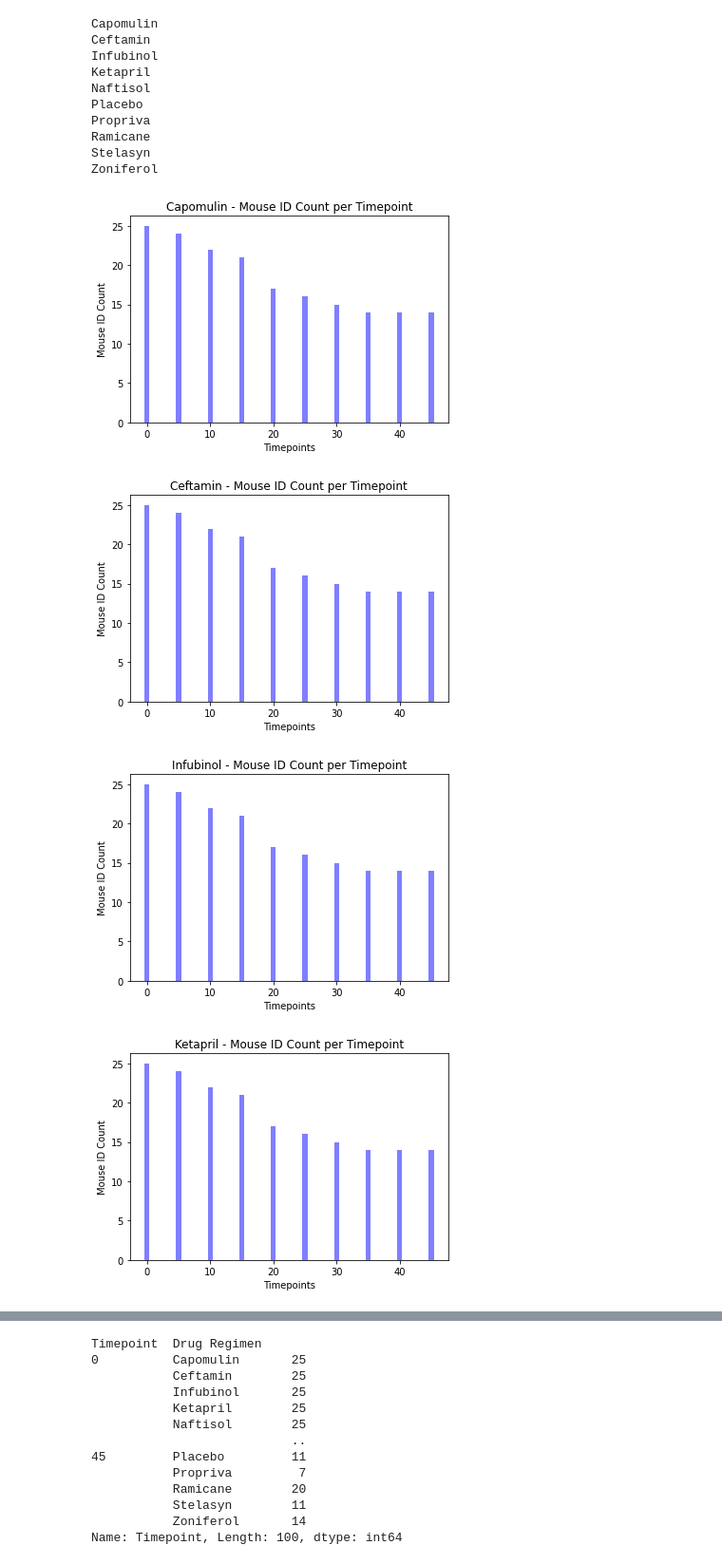
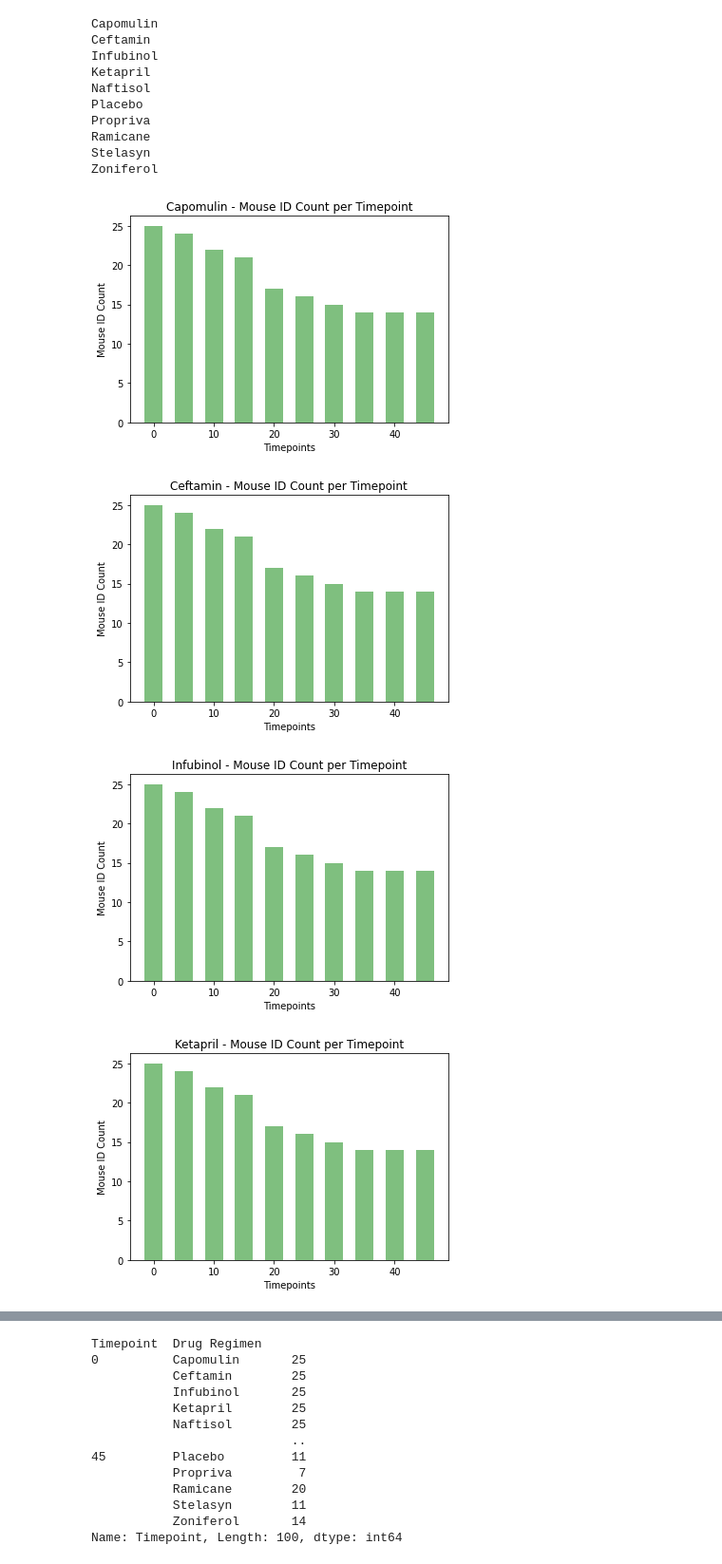
Before and after one commit to IrinaUX/MatPlotLib_hw, a Jupyter notebook: pymaceuticals_starter-Copy5_Statisctics.ipynb, the cells around one changed output, grey strips where cells are left out. Shown at 95% size. Drawn from its saved outputs; the diff is of its cells as text; code cells hidden in the pictures.

```diff
--- a/pymaceuticals_starter-Copy5_Statisctics.ipynb
+++ b/pymaceuticals_starter-Copy5_Statisctics.ipynb
@@ -156,7 +156,7 @@ for x in range(len(drug_list)):
     drug_list[x] = drug_list[x][["Mouse ID", "Timepoint"]]
     drug_list[x] = drug_list[x].groupby('Timepoint')
     mouse_id = drug_list[x]['Mouse ID'].count()
-    timepoint_barchart = mouse_id.plot(kind='bar', title=plot_title)
+    timepoint_barchart = mouse_id.plot(kind='bar', title=plot_title, color='g')
     timepoint_barchart.set_xlabel("Timepoints")
     timepoint_barchart.set_ylabel("Mice Count")
     plt.show()
@@ -195,18 +195,19 @@ Zoniferol
 # %%
 drug_list_plt = summary_table1.index.tolist()
 drug_name_plt = ""
 for x in range(len(drug_list)):
     drug_name_plt = drug_list_plt[x]
     #print(drug_name_plt)
-    plt.bar(x_axis, mouse_id, color='b', alpha=0.5, align="center")
+    plt.bar(x_axis, mouse_id, color='g', alpha=0.5, width=3, align="center")
+
     #plt.xticks(value for value in range(0, 50, 5))
     plt.title(f"{drug_name_plt} - Mouse ID Count per Timepoint")
     plt.xlabel("Timepoints")
     plt.ylabel("Mouse ID Count")
     plt.savefig(f"{drug_name_plt}_MouseID_Count_per_Timepoint")
     plt.show()
 # %% [output]
-[figure, old version]
+[figure, new version]
-[figure, old version]
+[figure, new version]
-[figure, old version]
+[figure, new version]
-[figure, old version]
+[figure, new version]
```
Also changed, not shown: parts of 4 cells of this notebook, 14 other files.
